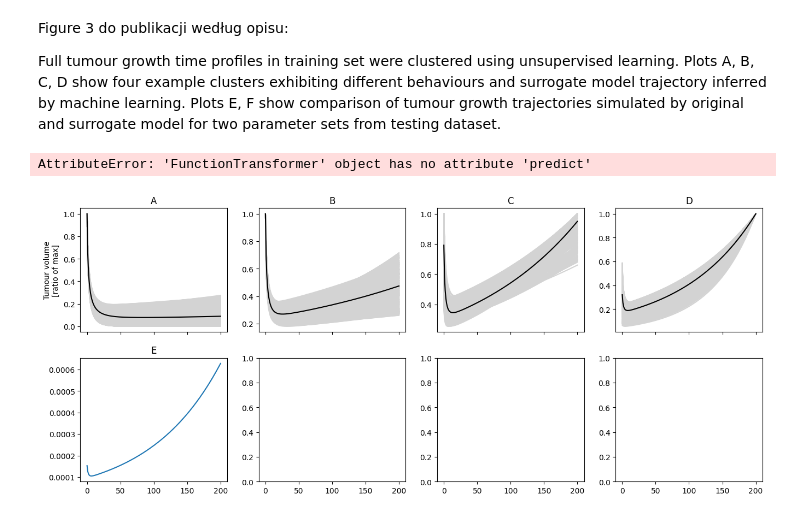
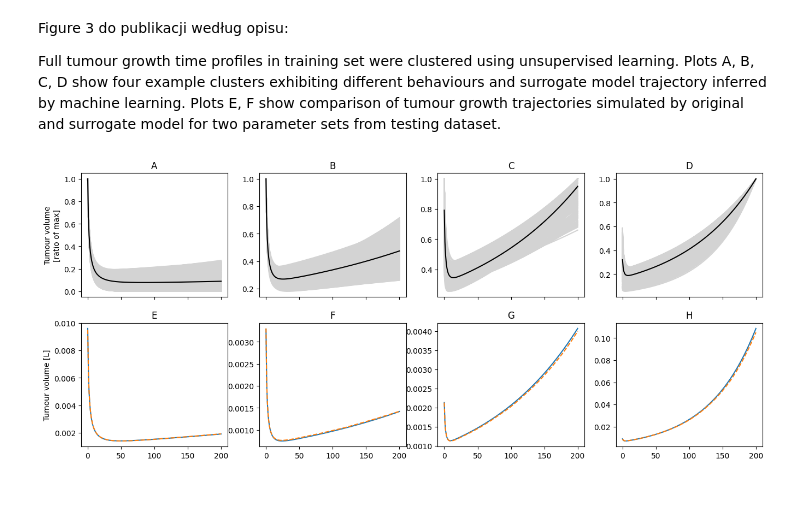
Before and after one commit to tpawlowski/qsp_emulation, a Jupyter notebook: notebooks/Figures_3.ipynb, the cells around one changed output. Drawn from its saved outputs; the diff is of its cells as text; code cells hidden in the pictures.

```diff
--- a/notebooks/Figures_3.ipynb
+++ b/notebooks/Figures_3.ipynb
@@ -123,34 +123,37 @@ figure.set_size_inches(cols * 3.3, rows * 3.5)
 figure.tight_layout(h_pad=2.4, rect=(0, 0, 1, 1.0 - 0.4 / rows))
 
 x_axis = np.linspace(0, 200, normalized_outputs.shape[1])
 
 example_count = 500
 
 for iteration, i in enumerate([3, 1, 0, 2]):
     row = iteration // cols
     col = iteration - row * cols
     letter = chr(ord('A') + iteration)
 
     cluster = normalized_outputs[cluster_labels == i, :]
     centroid = kmeans.cluster_centers_[i]
     # idx = np.argmin(np.square(cluster - centroid).sum(axis=1))
     axs[row, col].set_title(letter)
 
     for c_i in range(example_count):
         axs[row, col].plot(x_axis, cluster[c_i, :], color='lightgray')
 
     axs[row, col].plot(x_axis, centroid, color='black')
 
 axs[0, 0].set_ylabel("Tumour volume\n[ratio of max]")
 
-example_id = 4
-for iteration, i in enumerate([2, 1, 0, 3]):
+example_id = 7
+for iteration, i in enumerate([3, 1, 0, 2]):
     axs[1, iteration].plot(x_axis, outputs[cluster_labels == i, :][example_id, :])
     axs[1, iteration].set_title(chr(ord('E') + iteration))
     parameters = inputs[cluster_labels == i, :][example_id:(example_id+1), :]
     model_output = simulator.transform(parameters)
     # model_output_normalized = model_output / model_output.max(axis=1, initial=0)[:, None]
     axs[1, iteration].plot(x_axis, model_output[0, :], linestyle='dashed')
+
+axs[1, 0].set_ylabel("Tumour volume [L]")
+
+plt.savefig('../final/figure3.png')
 # %% [output]
-AttributeError: 'FunctionTransformer' object has no attribute 'predict'
-[figure, old version]
+[figure, new version]
```
Also changed, not shown: parts of 1 cell of this notebook, 10 other files.
